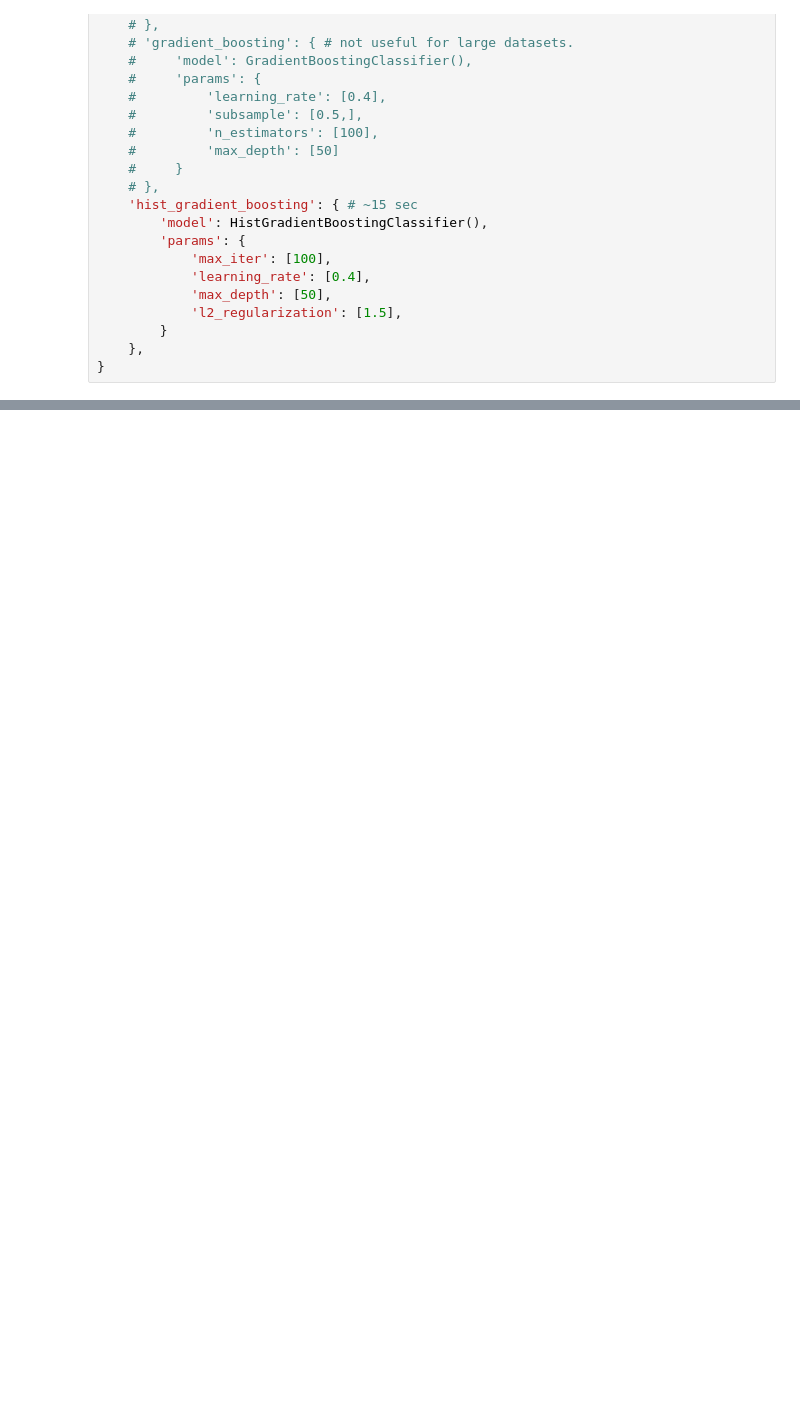
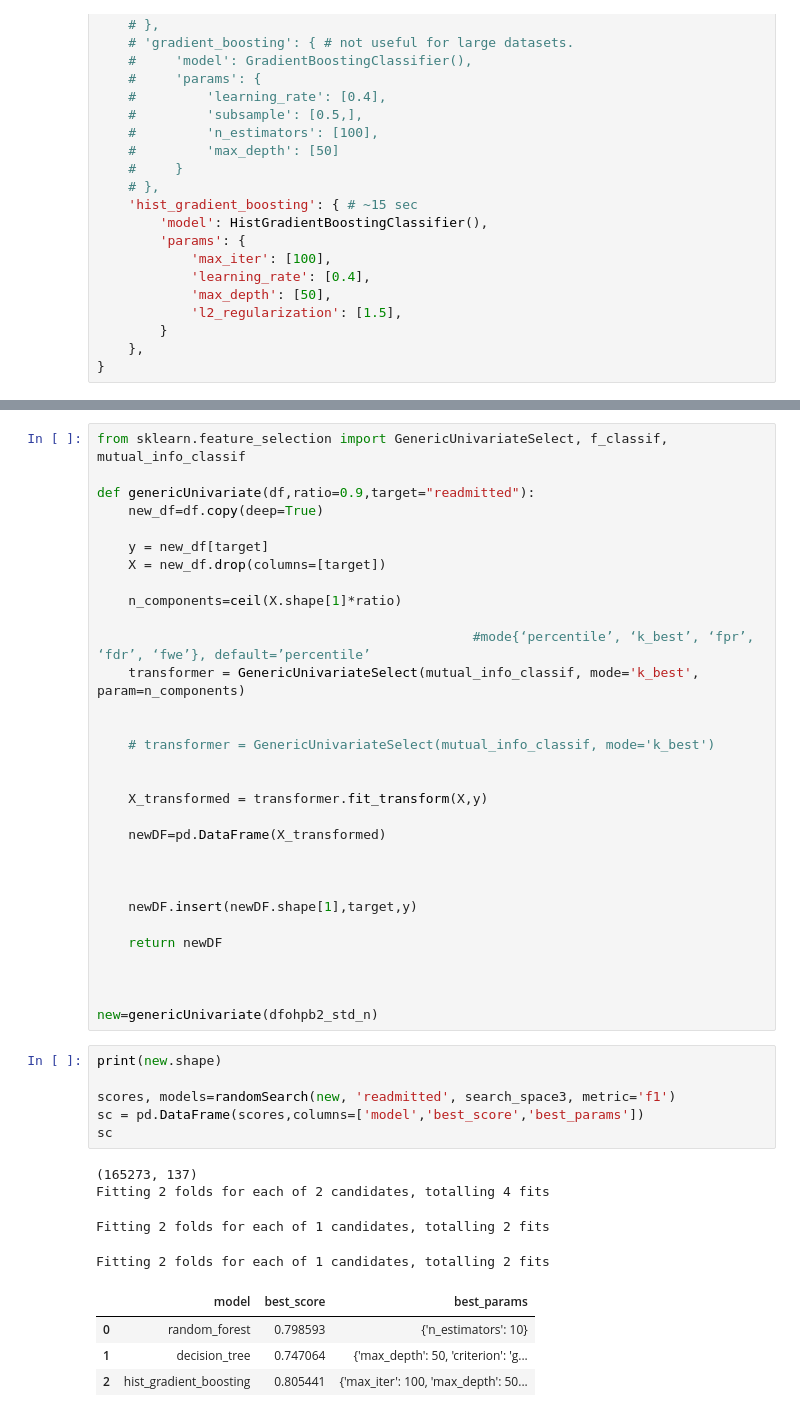
Before and after one commit to mjovanovic9999/ML, a Jupyter notebook: I/notebook/main.ipynb, the cells around one changed output, grey strips where cells are left out. Drawn from its saved outputs; the diff is of its cells as text; blank space fills up the shorter version.

Commit message:
PCA, genericUnivariate

```diff
--- a/I/notebook/main.ipynb
+++ b/I/notebook/main.ipynb
@@ -1084,0 +1125,46 @@ grid.best_score_
+# %%
+from sklearn.feature_selection import GenericUnivariateSelect, f_classif, mutual_info_classif
+
+def genericUnivariate(df,ratio=0.9,target="readmitted"):
+    new_df=df.copy(deep=True)
+
+    y = new_df[target]
+    X = new_df.drop(columns=[target])
+
+    n_components=ceil(X.shape[1]*ratio)
+
+                                                #mode{‘percentile’, ‘k_best’, ‘fpr’, ‘fdr’, ‘fwe’}, default=’percentile’
+    transformer = GenericUnivariateSelect(mutual_info_classif, mode='k_best', param=n_components)
+
+
+    # transformer = GenericUnivariateSelect(mutual_info_classif, mode='k_best')
+
+
+    X_transformed = transformer.fit_transform(X,y)
+
+    newDF=pd.DataFrame(X_transformed)
+
+
+
+    newDF.insert(newDF.shape[1],target,y)
+
+    return newDF
+
+
+
+new=genericUnivariate(dfohpb2_std_n)
+# %%
+print(new.shape)
+
+scores, models=randomSearch(new, 'readmitted', search_space3, metric='f1')
+sc = pd.DataFrame(scores,columns=['model','best_score','best_params'])
+sc
+# %% [output]
+(165273, 137)
+Fitting 2 folds for each of 2 candidates, totalling 4 fits
+Fitting 2 folds for each of 1 candidates, totalling 2 fits
+Fitting 2 folds for each of 1 candidates, totalling 2 fits
+|  | model | best_score | best_params |
+| 0 | random_forest | 0.798593 | {'n_estimators': 10} |
+| 1 | decision_tree | 0.747064 | {'max_depth': 50, 'criterion': 'g... |
+| 2 | hist_gradient_boosting | 0.805441 | {'max_iter': 100, 'max_depth': 50... |
```
Also changed, not shown: parts of 12 cells of this notebook.
